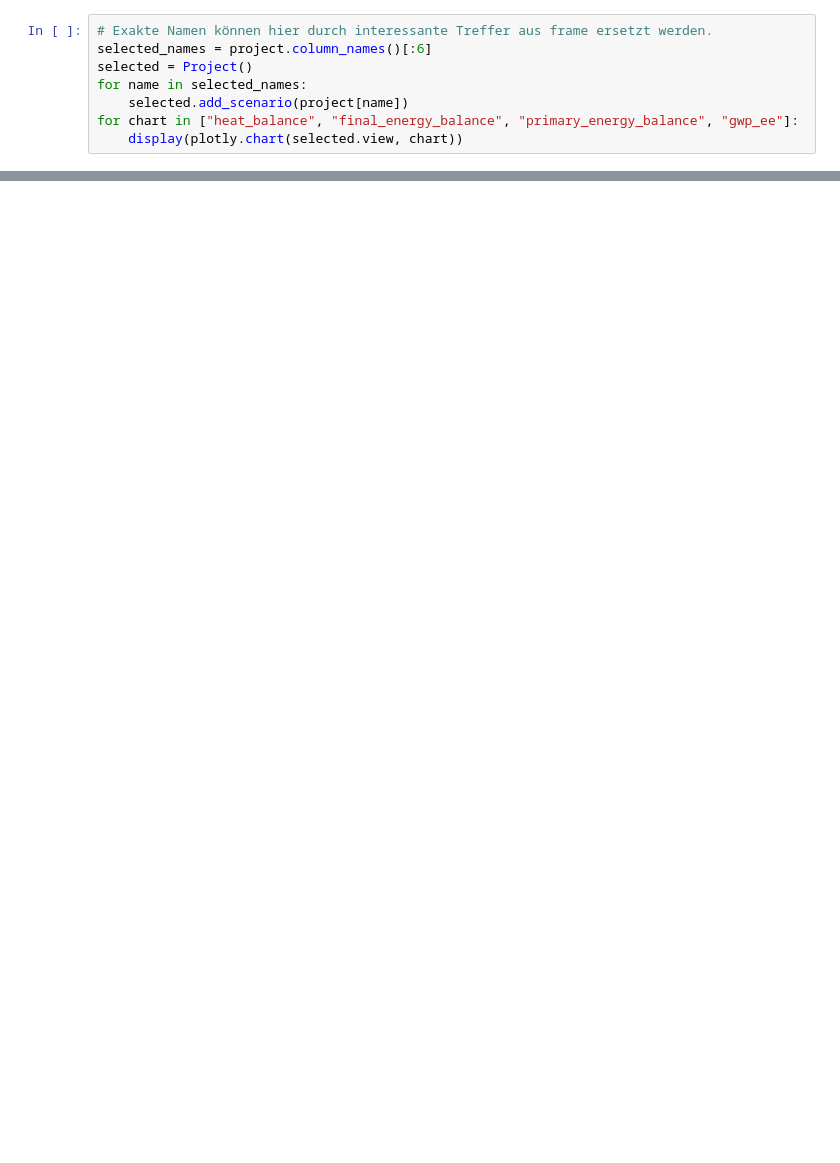
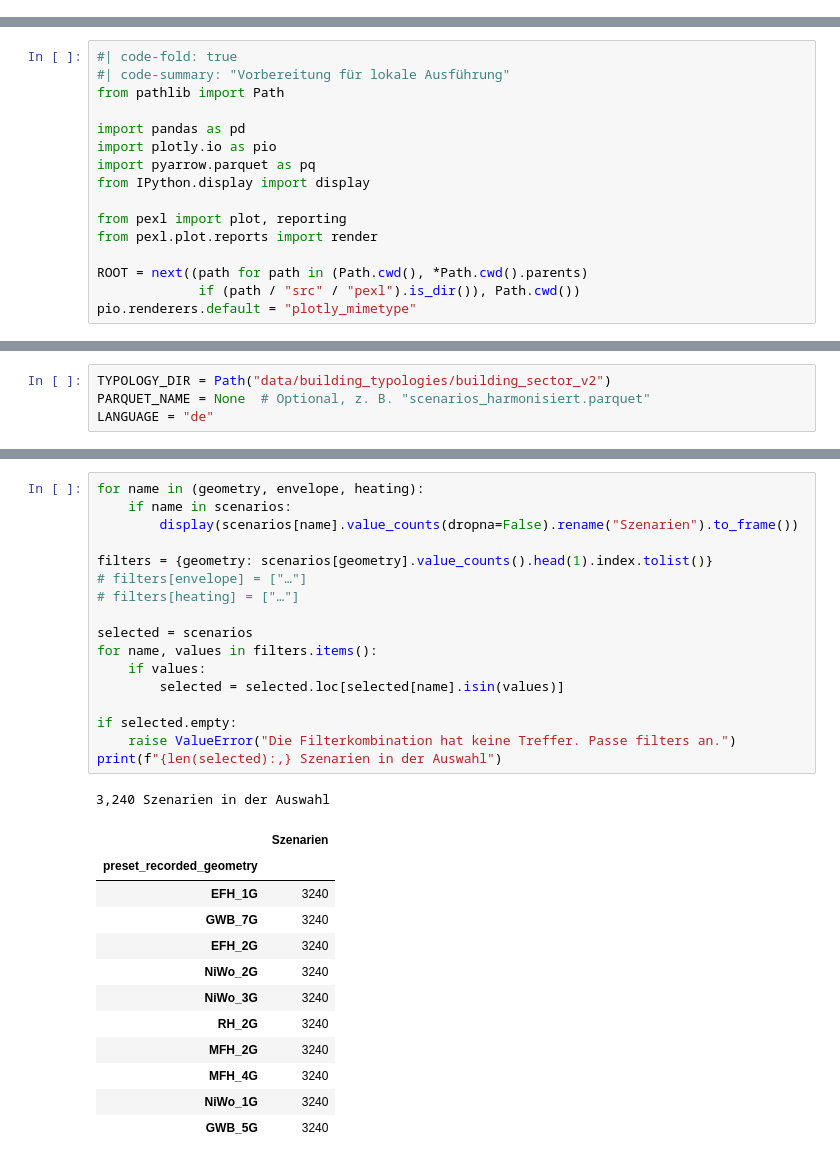
Before and after one commit to simonschaluppe/peexcel, a Jupyter notebook: notebooks/howto_building_sector_results.ipynb, the cells around one changed output, grey strips where cells are left out. Drawn from its saved outputs; the diff is of its cells as text; blank space fills up the shorter version.

Commit message:
building_sector_geo analyse

```diff
--- a/notebooks/howto_building_sector_results.ipynb
+++ b/notebooks/howto_building_sector_results.ipynb
@@ -141,8 +0,0 @@ display(plotly.report_balance_scatter(project.view, "final_energy_balance", "FSI
-# %%
-# Exakte Namen können hier durch interessante Treffer aus frame ersetzt werden.
-selected_names = project.column_names()[:6]
-selected = Project()
-for name in selected_names:
-    selected.add_scenario(project[name])
-for chart in ["heat_balance", "final_energy_balance", "primary_energy_balance", "gwp_ee"]:
-    display(plotly.chart(selected.view, chart))
@@ -221,0 +10,16 @@ else:
+# %%
+#| code-fold: true
+#| code-summary: "Vorbereitung für lokale Ausführung"
+from pathlib import Path
+
+import pandas as pd
+import plotly.io as pio
+import pyarrow.parquet as pq
+from IPython.display import display
+
+from pexl import plot, reporting
+from pexl.plot.reports import render
+
+ROOT = next((path for path in (Path.cwd(), *Path.cwd().parents)
+             if (path / "src" / "pexl").is_dir()), Path.cwd())
+pio.renderers.default = "plotly_mimetype"
@@ -221,0 +33,4 @@ else:
+# %%
+TYPOLOGY_DIR = Path("data/building_typologies/building_sector_v2")
+PARQUET_NAME = None  # Optional, z. B. "scenarios_harmonisiert.parquet"
+LANGUAGE = "de"
@@ -221,0 +89,31 @@ else:
+# %%
+for name in (geometry, envelope, heating):
+    if name in scenarios:
+        display(scenarios[name].value_counts(dropna=False).rename("Szenarien").to_frame())
+
+filters = {geometry: scenarios[geometry].value_counts().head(1).index.tolist()}
+# filters[envelope] = ["…"]
+# filters[heating] = ["…"]
+
+selected = scenarios
+for name, values in filters.items():
+    if values:
+        selected = selected.loc[selected[name].isin(values)]
+
+if selected.empty:
+    raise ValueError("Die Filterkombination hat keine Treffer. Passe filters an.")
+print(f"{len(selected):,} Szenarien in der Auswahl")
+# %% [output]
+3,240 Szenarien in der Auswahl
+|  | Szenarien |
+| preset_recorded_geometry |  |
+| EFH_1G | 3240 |
+| GWB_7G | 3240 |
+| EFH_2G | 3240 |
+| NiWo_2G | 3240 |
+| NiWo_3G | 3240 |
+| RH_2G | 3240 |
+| MFH_2G | 3240 |
+| MFH_4G | 3240 |
+| NiWo_1G | 3240 |
+| GWB_5G | 3240 |
```
Also changed, not shown: parts of 28 cells of this notebook, 6 other files.
